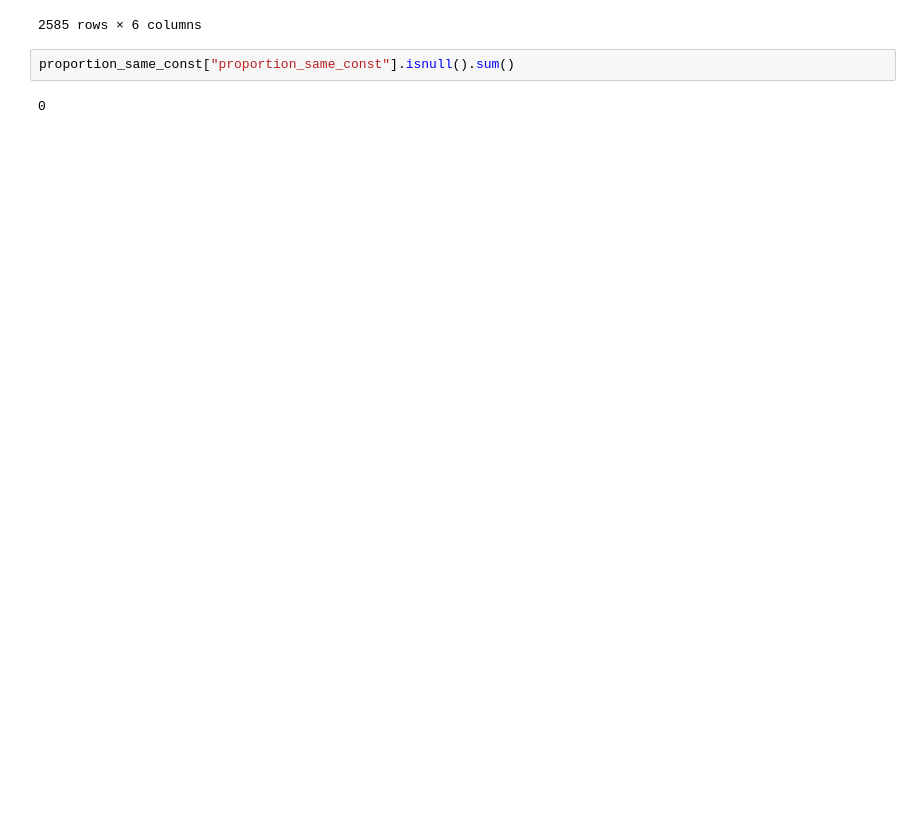
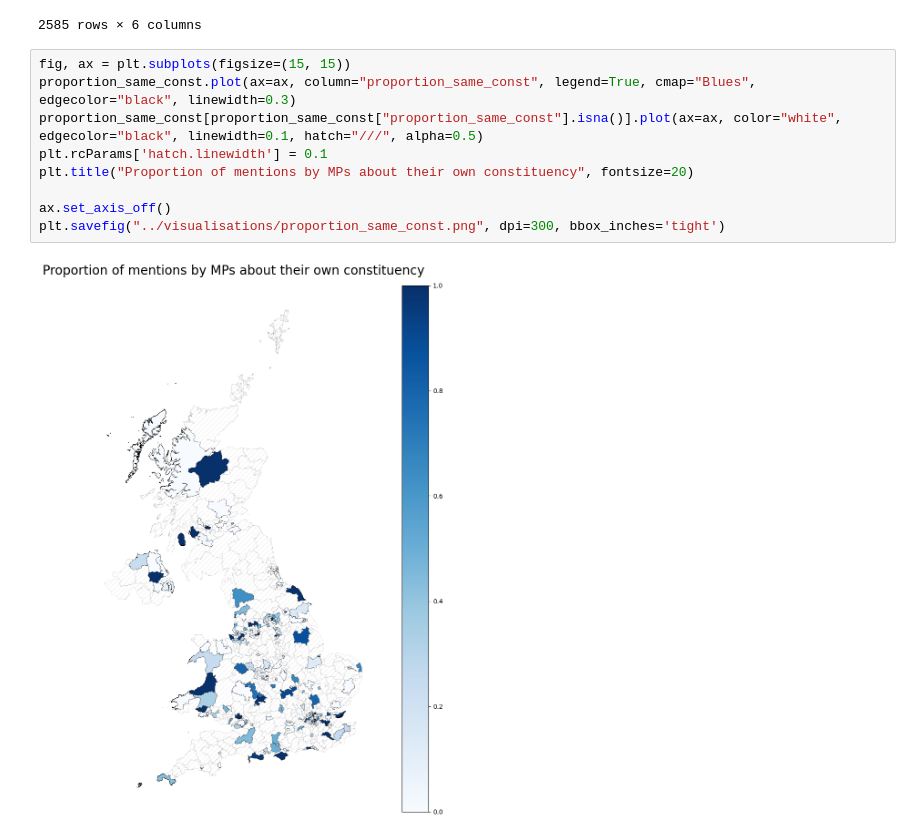
Before and after one commit to zapper-95/MP-Written-Question-Analysis, a Jupyter notebook: notebooks/4. const_visualisations.ipynb, the cells around one changed output. Saved outputs shown, nothing was run; the diff lists cells and outputs as text; blank space fills up the shorter version.

```diff
--- a/notebooks/4. const_visualisations.ipynb
+++ b/notebooks/4. const_visualisations.ipynb
@@ -266,7 +262,14 @@ joined_df
 | 2583 | https://id.parliament.uk/Py4BvdeG | Cities of London and Westminster | Emily Thornberry | Islington South and Finsbury | POLYGON ((529818.713 184985.372, ... | False |
 | 2584 | https://id.parliament.uk/Py4BvdeG | Cities of London and Westminster | Emily Thornberry | Islington South and Finsbury | POLYGON ((529818.713 184985.372, ... | False |
 2585 rows × 6 columns
-# %%
-proportion_same_const["proportion_same_const"].isnull().sum()
-# %% [output]
-0
+# %%
+fig, ax = plt.subplots(figsize=(15, 15))
+proportion_same_const.plot(ax=ax, column="proportion_same_const", legend=True, cmap="Blues", edgecolor="black", linewidth=0.3)
+proportion_same_const[proportion_same_const["proportion_same_const"].isna()].plot(ax=ax, color="white", edgecolor="black", linewidth=0.1, hatch="///", alpha=0.5)
+plt.rcParams['hatch.linewidth'] = 0.1
+plt.title("Proportion of mentions by MPs about their own constituency", fontsize=20)
+
+ax.set_axis_off()
+plt.savefig("../visualisations/proportion_same_const.png", dpi=300, bbox_inches='tight')
+# %% [output]
+[figure, added]
```
Also changed, not shown: parts of 11 cells of this notebook.
